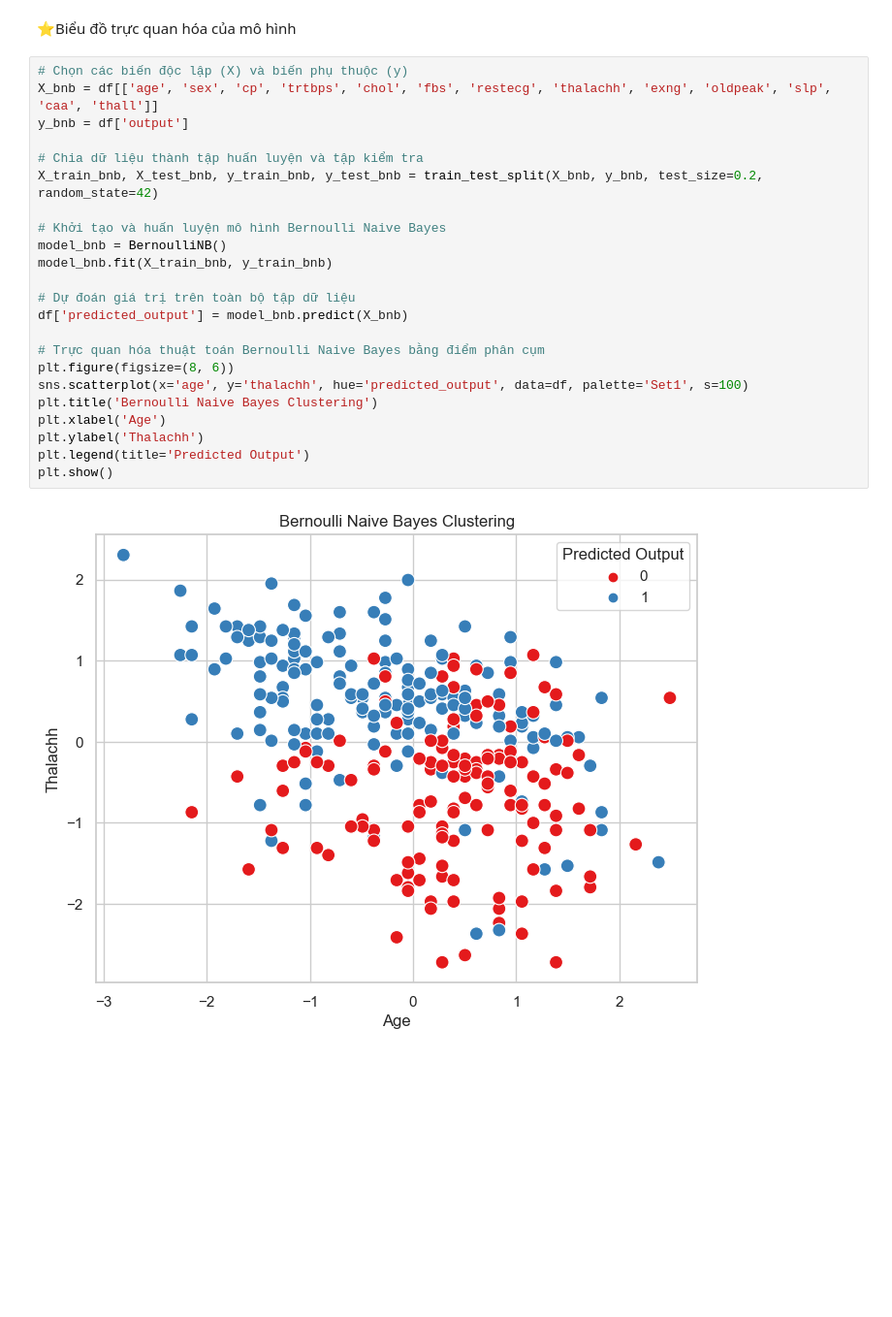
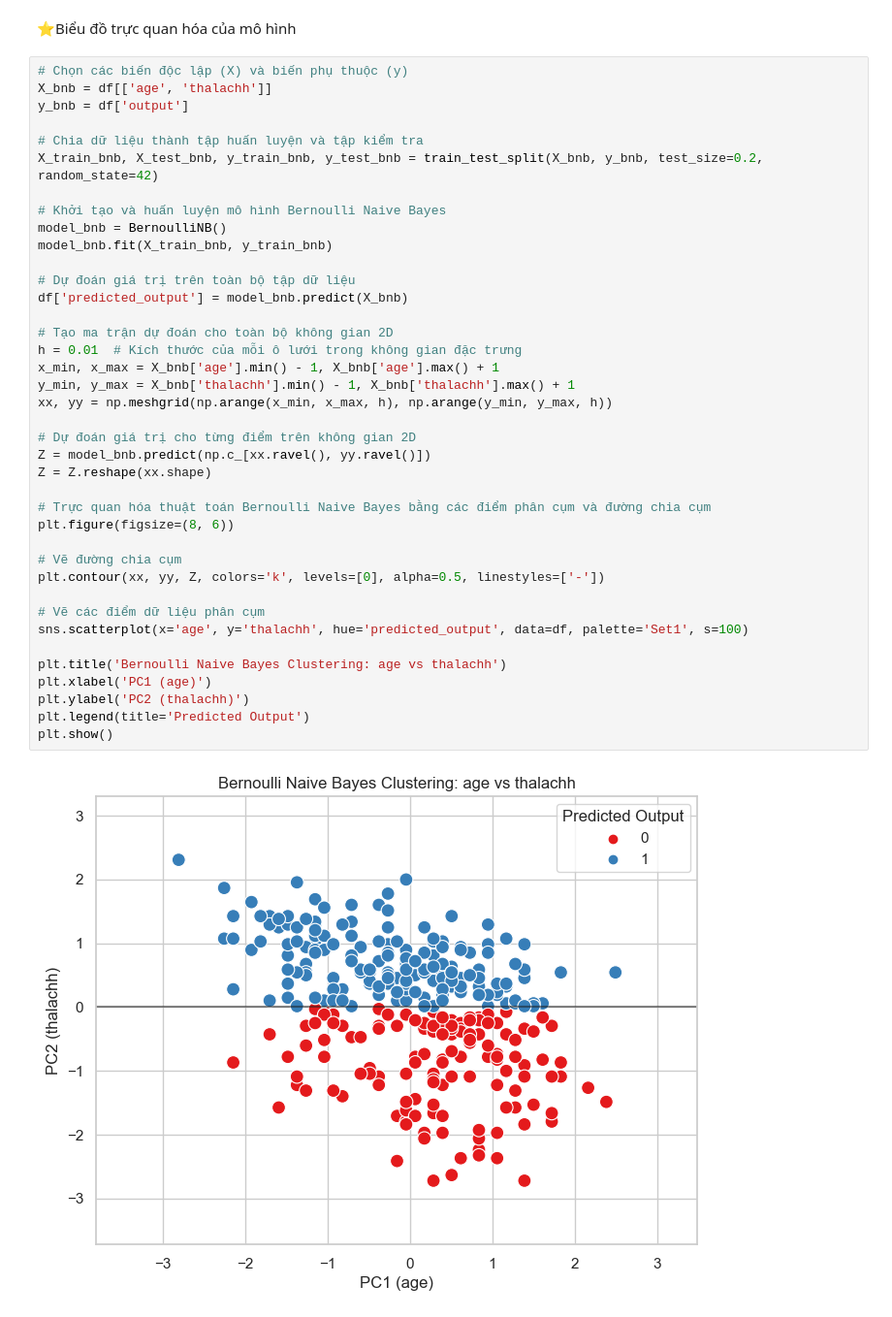
Before and after one commit to minhkhanh-coder/machine-learning-1, a Jupyter notebook: supervised_learning/supervised_learning.ipynb, the cells around one changed output. Shown at 97% size. Drawn from its saved outputs; the diff is of its cells as text; blank space fills up the shorter version.

```diff
--- a/supervised_learning/supervised_learning.ipynb
+++ b/supervised_learning/supervised_learning.ipynb
@@ -844,26 +841,42 @@ weighted avg       0.92      0.92      0.92        60
 ⭐Biểu đồ trực quan hóa của mô hình
 # %%
 # Chọn các biến độc lập (X) và biến phụ thuộc (y)
-X_bnb = df[['age', 'sex', 'cp', 'trtbps', 'chol', 'fbs', 'restecg', 'thalachh', 'exng', 'oldpeak', 'slp', 'caa', 'thall']]
+X_bnb = df[['age', 'thalachh']]
 y_bnb = df['output']
 
 # Chia dữ liệu thành tập huấn luyện và tập kiểm tra
 X_train_bnb, X_test_bnb, y_train_bnb, y_test_bnb = train_test_split(X_bnb, y_bnb, test_size=0.2, random_state=42)
 
 # Khởi tạo và huấn luyện mô hình Bernoulli Naive Bayes
 model_bnb = BernoulliNB()
 model_bnb.fit(X_train_bnb, y_train_bnb)
 
 # Dự đoán giá trị trên toàn bộ tập dữ liệu
 df['predicted_output'] = model_bnb.predict(X_bnb)
 
-# Trực quan hóa thuật toán Bernoulli Naive Bayes bằng điểm phân cụm
+# Tạo ma trận dự đoán cho toàn bộ không gian 2D
+h = 0.01  # Kích thước của mỗi ô lưới trong không gian đặc trưng
+x_min, x_max = X_bnb['age'].min() - 1, X_bnb['age'].max() + 1
+y_min, y_max = X_bnb['thalachh'].min() - 1, X_bnb['thalachh'].max() + 1
+xx, yy = np.meshgrid(np.arange(x_min, x_max, h), np.arange(y_min, y_max, h))
+
+# Dự đoán giá trị cho từng điểm trên không gian 2D
+Z = model_bnb.predict(np.c_[xx.ravel(), yy.ravel()])
+Z = Z.reshape(xx.shape)
+
+# Trực quan hóa thuật toán Bernoulli Naive Bayes bằng các điểm phân cụm và đường chia cụm
 plt.figure(figsize=(8, 6))
+
+# Vẽ đường chia cụm
+plt.contour(xx, yy, Z, colors='k', levels=[0], alpha=0.5, linestyles=['-'])
+
+# Vẽ các điểm dữ liệu phân cụm
 sns.scatterplot(x='age', y='thalachh', hue='predicted_output', data=df, palette='Set1', s=100)
-plt.title('Bernoulli Naive Bayes Clustering')
-plt.xlabel('Age')
-plt.ylabel('Thalachh')
+
+plt.title('Bernoulli Naive Bayes Clustering: age vs thalachh')
+plt.xlabel('PC1 (age)')
+plt.ylabel('PC2 (thalachh)')
 plt.legend(title='Predicted Output')
 plt.show()
 # %% [output]
-[figure, old version]
+[figure, new version]
```
Also changed, not shown: parts of 7 cells of this notebook.
